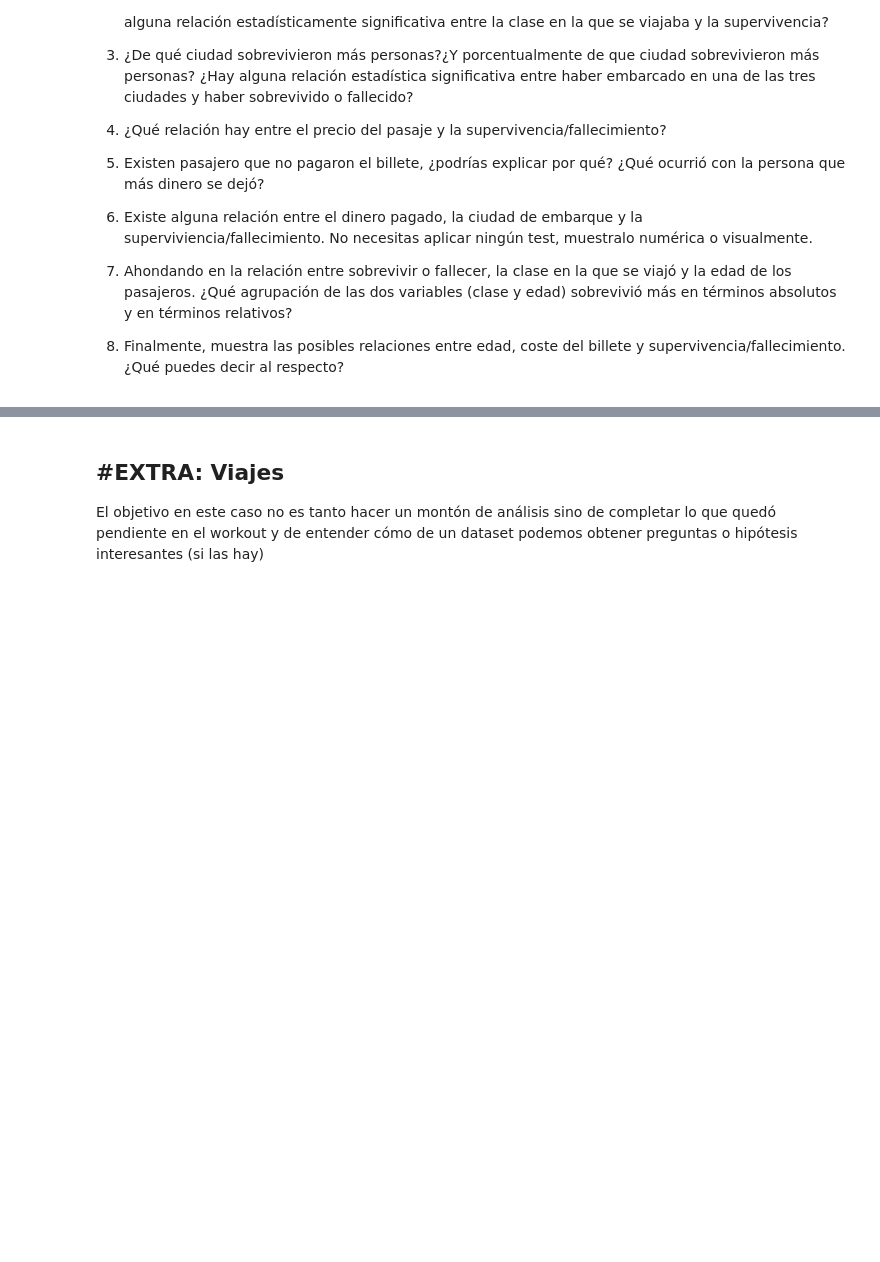
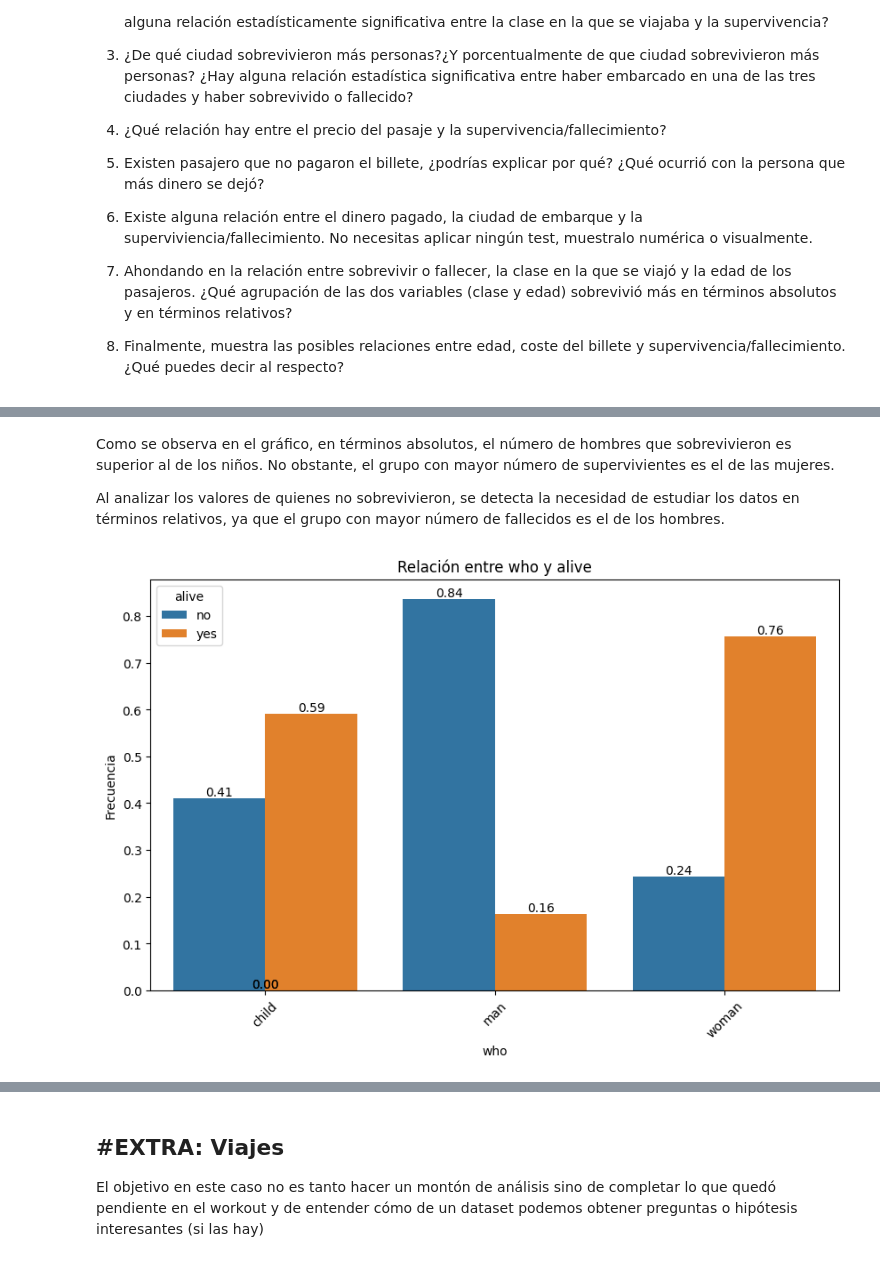
Before and after one commit to willwalker7/DS-Online-willwalker7, a Jupyter notebook: 03_Data_Analysis/Sprint_07/Unidad_02_Estadistica_Descriptiva_Multivariante/03_Practica_Obligatoria/18_Practica_Obligatoria_Multivariante.ipynb, the cells around one changed output, grey strips where cells are left out. Cells and saved outputs as stored; diff of their text form; code cells hidden in the pictures; blank space fills up the shorter version.

```diff
--- a/03_Data_Analysis/Sprint_07/Unidad_02_Estadistica_Descriptiva_Multivariante/03_Practica_Obligatoria/18_Practica_Obligatoria_Multivariante.ipynb
+++ b/03_Data_Analysis/Sprint_07/Unidad_02_Estadistica_Descriptiva_Multivariante/03_Practica_Obligatoria/18_Practica_Obligatoria_Multivariante.ipynb
@@ -111,0 +120,8 @@ Realiza los análisis bivariantes o multivariantes que necesites, así como los
+# %% [markdown]
+Como se observa en el gráfico, en términos absolutos, el número de hombres que sobrevivieron es superior al de los niños. No obstante, el grupo con mayor número de supervivientes es el de las mujeres.
+
+Al analizar los valores de quienes no sobrevivieron, se detecta la necesidad de estudiar los datos en términos relativos, ya que el grupo con mayor número de fallecidos es el de los hombres.
+# %%
+plot_categorical_relationship_fin(df_titanic,"who","alive", relative_freq=True, show_values= True)
+# %% [output]
+[figure, added]
```
Also changed, not shown: parts of 20 cells of this notebook.
